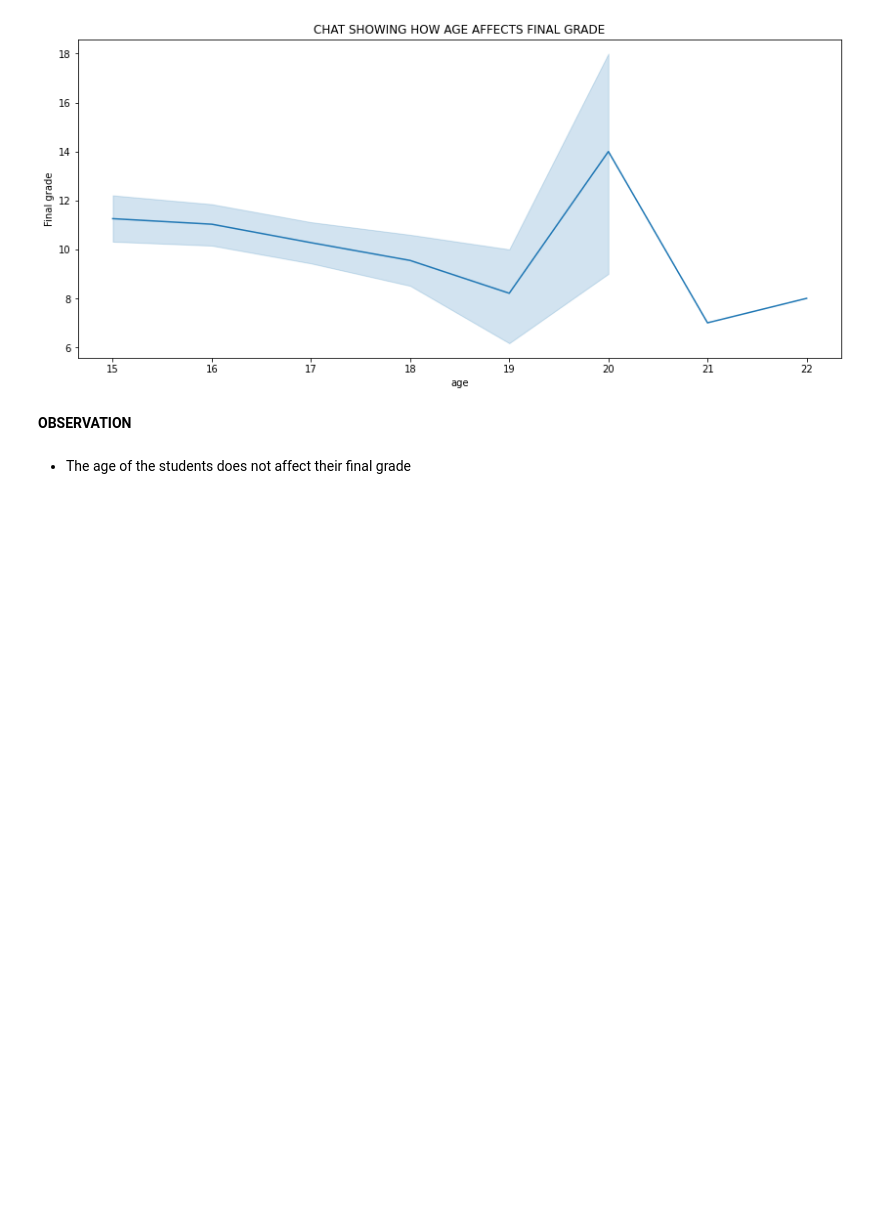
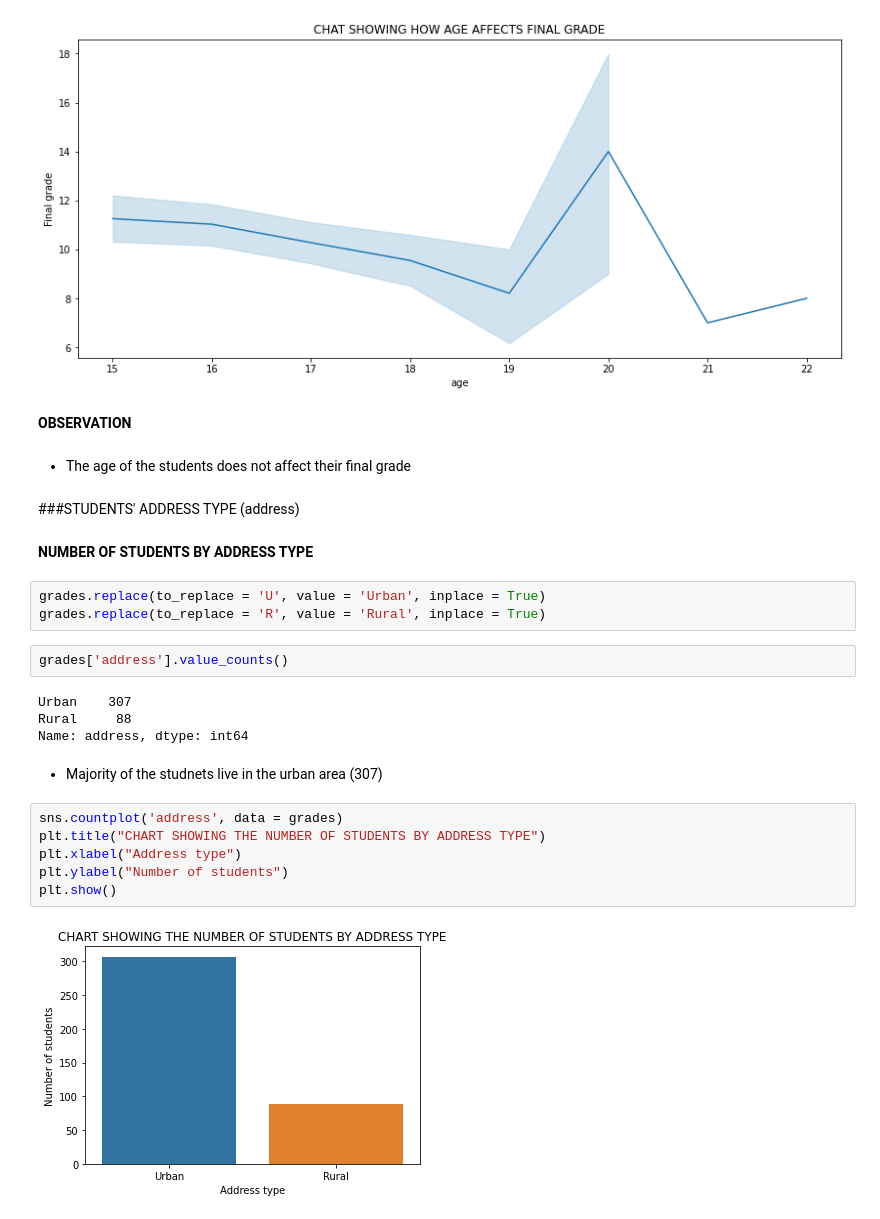
Before and after one commit to devchoplife/Students-grades, a Jupyter notebook: portuguese_students_grade_analysis.ipynb, the cells around one changed output. Drawn from its saved outputs; the diff is of its cells as text; blank space fills up the shorter version.

```diff
--- a/portuguese_students_grade_analysis.ipynb
+++ b/portuguese_students_grade_analysis.ipynb
@@ -235,3 +235,26 @@ plt.show()
 **OBSERVATION**
 # %% [markdown]
 * The age of the students does not affect their final grade
+# %% [markdown]
+###STUDENTS' ADDRESS TYPE (address)
+# %% [markdown]
+**NUMBER OF STUDENTS BY ADDRESS TYPE**
+# %%
+grades.replace(to_replace = 'U', value = 'Urban', inplace = True)
+grades.replace(to_replace = 'R', value = 'Rural', inplace = True)
+# %%
+grades['address'].value_counts()
+# %% [output]
+Urban    307
+Rural     88
+Name: address, dtype: int64
+# %% [markdown]
+* Majority of the studnets live in the urban area (307)
+# %%
+sns.countplot('address', data = grades)
+plt.title("CHART SHOWING THE NUMBER OF STUDENTS BY ADDRESS TYPE")
+plt.xlabel("Address type")
+plt.ylabel("Number of students")
+plt.show()
+# %% [output]
+[figure, added]
```
Also changed, not shown: parts of 2 cells of this notebook.
